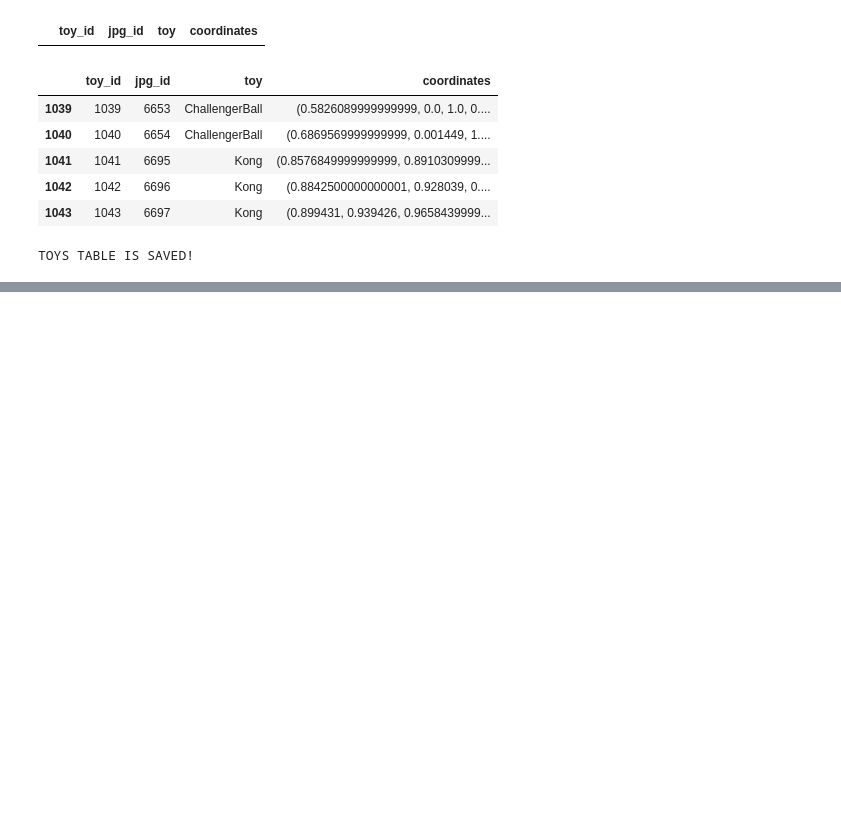
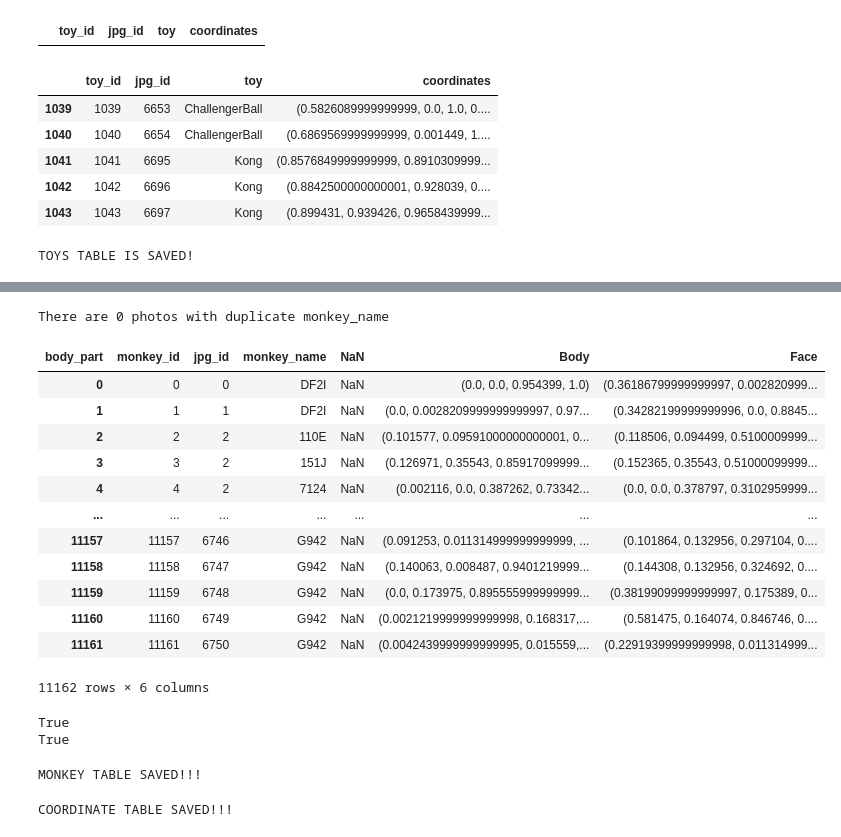
Before and after one commit to julie0924/PhotoMetadata, a Jupyter notebook: Combining.ipynb, the cells around one changed output, grey strips where cells are left out. Cells and saved outputs as stored; diff of their text form; code cells hidden in the pictures; blank space fills up the shorter version.

```diff
--- a/Combining.ipynb
+++ b/Combining.ipynb
@@ -130,3 +137,0 @@ mon_coord.head(10)
-# %%
-mon = mon.rename(columns={'monkey_names':'monkey_name'})
-mon.head(10)
@@ -186,0 +138,6 @@ mon_merged[mon_merged['coordinates'].isna()]
+# %%
+# Merge two dataframes
+monkey_merged = pd.merge(mon, mon_coord, on = ['jpg_id', 'monkey_name'], how = 'outer')
+monkey_merged = monkey_merged.sort_values(by=['jpg_id','monkey_name'])
+monkey_merged.sample(n=10)
+monkey_merged.head()
@@ -186,0 +151,6 @@ mon_merged[mon_merged['coordinates'].isna()]
+# %%
+# Pivot to separate out body_parts
+pivoted = monkey_merged.pivot(index = ['jpg_id','monkey_name'], columns='body_part', values='coordinates')
+pivoted = pivoted.sort_values(by=['jpg_id','monkey_name'])
+pivoted = pivoted.reset_index() # reset index to avoid multi-indexing
+pivoted.head(7)
@@ -186,0 +166,34 @@ mon_merged[mon_merged['coordinates'].isna()]
+# %%
+# Check if there are duplicate monkey_name within the same photo
+max_jpgid = pivoted['jpg_id'].max()
+min_jpgid = pivoted['jpg_id'].min()
+
+count = 0
+for i in range(min_jpgid, max_jpgid+1):
+    temp = pivoted[pivoted['jpg_id']==i]
+    if temp['monkey_name'].duplicated().any():
+        print(temp)
+        count += 1
+
+print("There are", count, "photos with duplicate monkey_name")
+# %% [output]
+There are 0 photos with duplicate monkey_name
+# %%
+# Give monkey_id to pivot table
+pivoted = pivoted.reset_index(drop=True)
+pivoted = pivoted.reset_index().rename(columns={'index': 'monkey_id'})
+pivoted
+# %% [output]
+| body_part | monkey_id | jpg_id | monkey_name | NaN | Body | Face |
+| 0 | 0 | 0 | DF2I | NaN | (0.0, 0.0, 0.954399, 1.0) | (0.36186799999999997, 0.002820999... |
+| 1 | 1 | 1 | DF2I | NaN | (0.0, 0.0028209999999999997, 0.97... | (0.34282199999999996, 0.0, 0.8845... |
+| 2 | 2 | 2 | 110E | NaN | (0.101577, 0.09591000000000001, 0... | (0.118506, 0.094499, 0.5100009999... |
+| 3 | 3 | 2 | 151J | NaN | (0.126971, 0.35543, 0.85917099999... | (0.152365, 0.35543, 0.51000099999... |
+| 4 | 4 | 2 | 7124 | NaN | (0.002116, 0.0, 0.387262, 0.73342... | (0.0, 0.0, 0.378797, 0.3102959999... |
+| ... | ... | ... | ... | ... | ... | ... |
+| 11157 | 11157 | 6746 | G942 | NaN | (0.091253, 0.011314999999999999, ... | (0.101864, 0.132956, 0.297104, 0.... |
+| 11158 | 11158 | 6747 | G942 | NaN | (0.140063, 0.008487, 0.9401219999... | (0.144308, 0.132956, 0.324692, 0.... |
+| 11159 | 11159 | 6748 | G942 | NaN | (0.0, 0.173975, 0.895555999999999... | (0.38199099999999997, 0.175389, 0... |
+| 11160 | 11160 | 6749 | G942 | NaN | (0.0021219999999999998, 0.168317,... | (0.581475, 0.164074, 0.846746, 0.... |
+| 11161 | 11161 | 6750 | G942 | NaN | (0.0042439999999999995, 0.015559,... | (0.22919399999999998, 0.011314999... |
+11162 rows × 6 columns
@@ -186,0 +204,22 @@ mon_merged[mon_merged['coordinates'].isna()]
+# %%
+# Validate that monkey_merged and pivoted have the same jpg_id, monkey_name
+val_1 = monkey_merged[['jpg_id', 'monkey_name']].copy().drop_duplicates()
+val_2 = pivoted[['jpg_id','monkey_name']].copy()
+
+print((val_2['jpg_id'].values == val_1['jpg_id'].values).all())
+print((val_2['monkey_name'].values == val_1['monkey_name'].values).all())
+# %% [output]
+True
+True
+# %%
+# SAVE Monkey Table
+monkey_table.to_csv('monkey_FINAL.csv', index=False)
+print("MONKEY TABLE SAVED!!!")
+# %% [output]
+MONKEY TABLE SAVED!!!
+# %%
+# SAVE Coordinate Table
+coordinate_table.to_csv('coordinate_FINAL.csv', index=False)
+print("COORDINATE TABLE SAVED!!!")
+# %% [output]
+COORDINATE TABLE SAVED!!!
```
Also changed, not shown: parts of 25 cells of this notebook, 8 other files.
